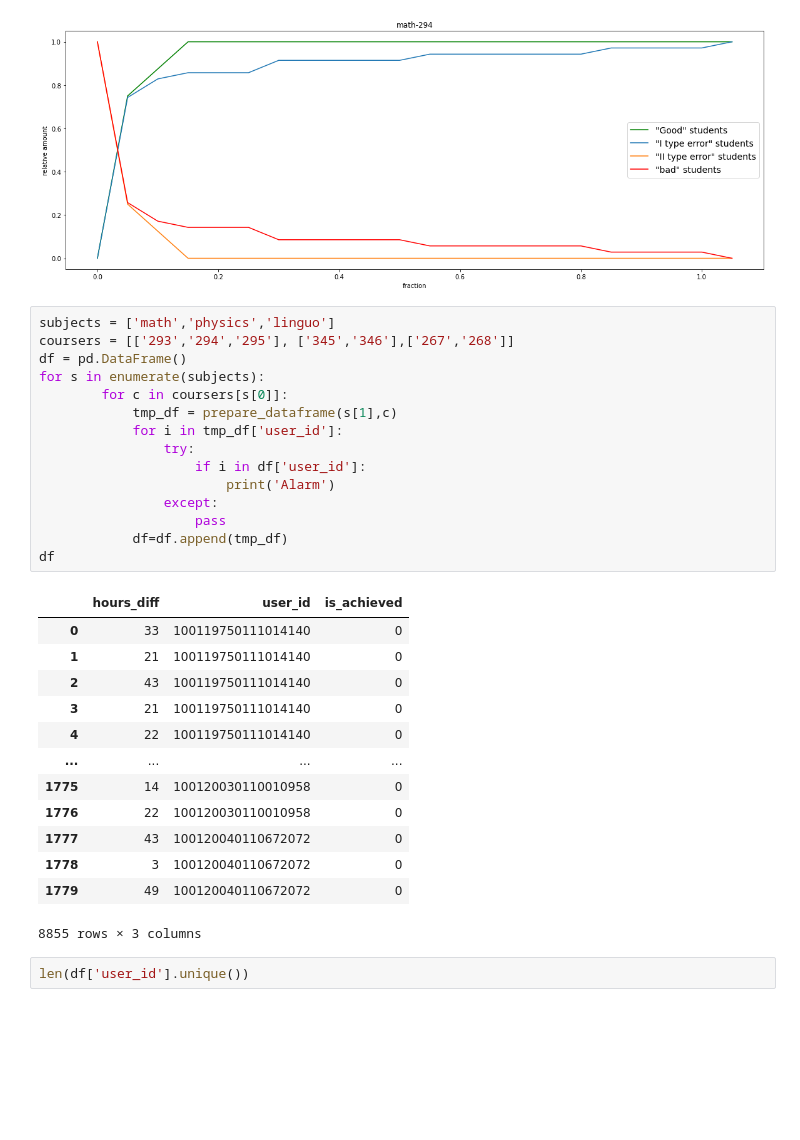
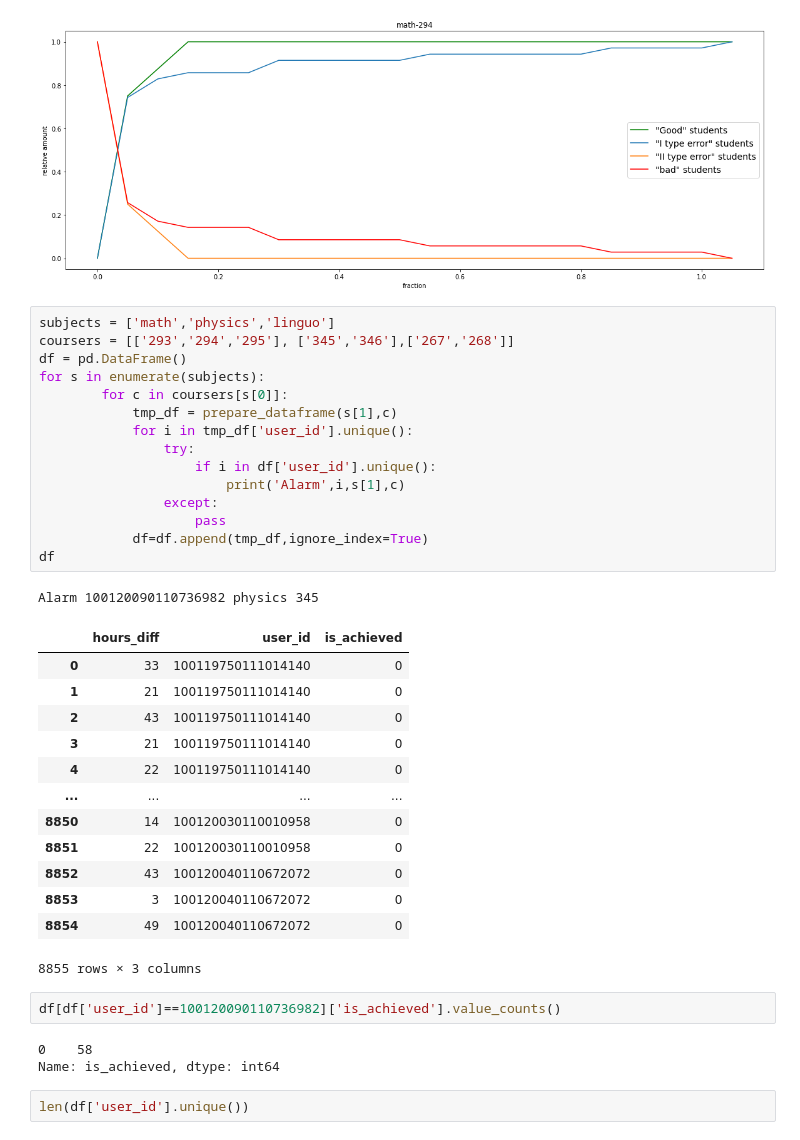
Before and after one commit to deethereal/Sirius_project, a Jupyter notebook: optimal_value.ipynb, the cells around one changed output. Saved outputs shown, nothing was run; the diff lists cells and outputs as text; blank space fills up the shorter version.

Commit message:
added uniqueness check

```diff
--- a/optimal_value.ipynb
+++ b/optimal_value.ipynb
@@ -194,32 +194,38 @@ fraction_criterion('math','294')
 # %%
 subjects = ['math','physics','linguo']
 coursers = [['293','294','295'], ['345','346'],['267','268']]
 df = pd.DataFrame()
 for s in enumerate(subjects):
         for c in coursers[s[0]]:
             tmp_df = prepare_dataframe(s[1],c)
-            for i in tmp_df['user_id']:
+            for i in tmp_df['user_id'].unique():
                 try:
-                    if i in df['user_id']:
-                        print('Alarm')
+                    if i in df['user_id'].unique():
+                        print('Alarm',i,s[1],c)
                 except:
                     pass
-            df=df.append(tmp_df)
+            df=df.append(tmp_df,ignore_index=True)
 df
 # %% [output]
+Alarm 100120090110736982 physics 345
 |  | hours_diff | user_id | is_achieved |
 | 0 | 33 | 100119750111014140 | 0 |
 | 1 | 21 | 100119750111014140 | 0 |
 | 2 | 43 | 100119750111014140 | 0 |
 | 3 | 21 | 100119750111014140 | 0 |
 | 4 | 22 | 100119750111014140 | 0 |
 | ... | ... | ... | ... |
-| 1775 | 14 | 100120030110010958 | 0 |
-| 1776 | 22 | 100120030110010958 | 0 |
-| 1777 | 43 | 100120040110672072 | 0 |
-| 1778 | 3 | 100120040110672072 | 0 |
-| 1779 | 49 | 100120040110672072 | 0 |
+| 8850 | 14 | 100120030110010958 | 0 |
+| 8851 | 22 | 100120030110010958 | 0 |
+| 8852 | 43 | 100120040110672072 | 0 |
+| 8853 | 3 | 100120040110672072 | 0 |
+| 8854 | 49 | 100120040110672072 | 0 |
-8855 rows × 3 columns
+8855 rows × 3 columns
+# %%
+df[df['user_id']==100120090110736982]['is_achieved'].value_counts()
+# %% [output]
+0    58
+Name: is_achieved, dtype: int64
 # %%
 len(df['user_id'].unique())
 # %% [output]
```
